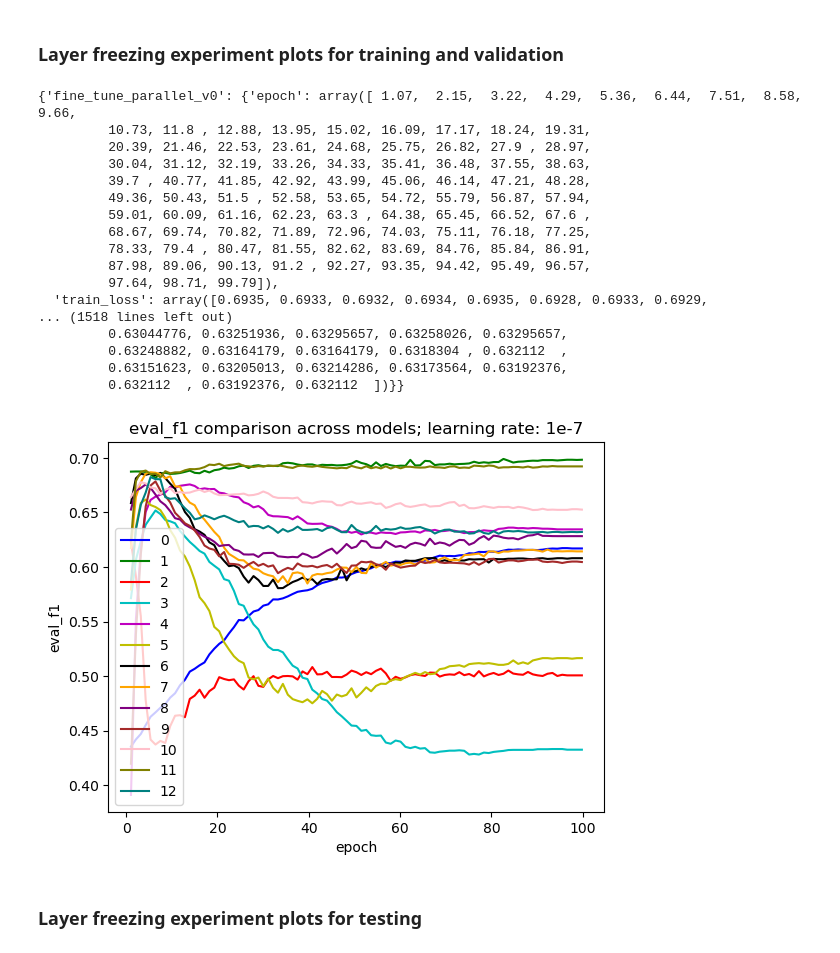
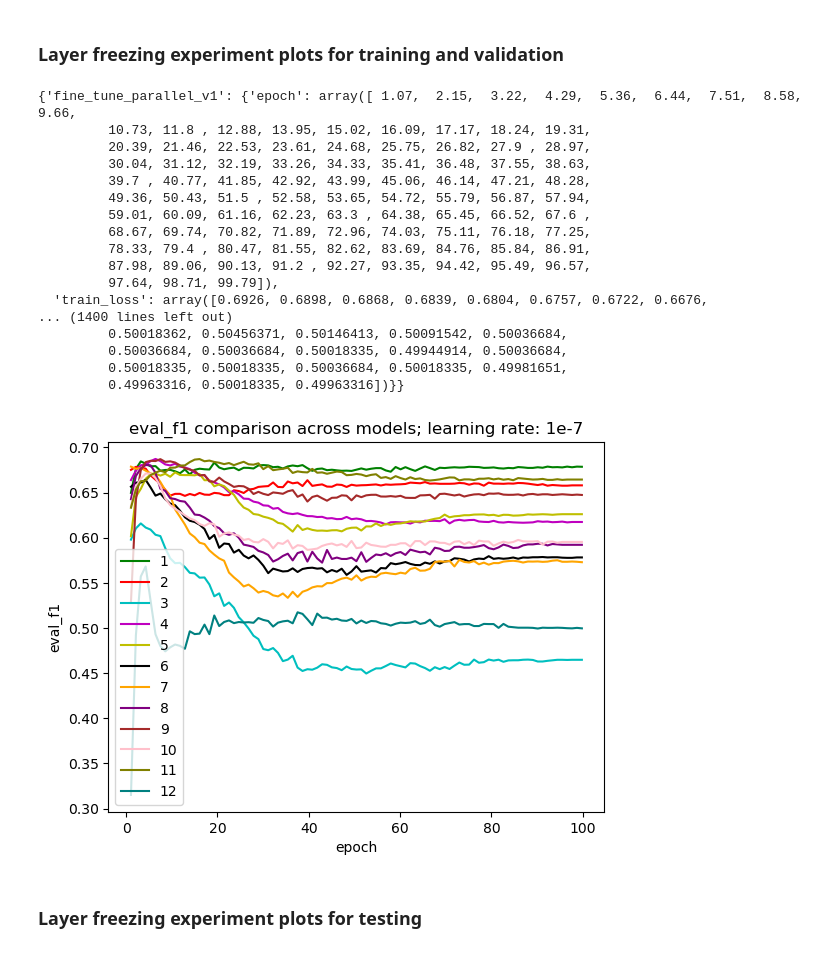
Before and after one commit to ninasachdev/QCB557_project, a Jupyter notebook: make_plots.ipynb, the cells around one changed output. Cells and saved outputs as stored; diff of their text form; code cells hidden in the pictures.

```diff
--- a/make_plots.ipynb
+++ b/make_plots.ipynb
@@ -92,14 +92,17 @@ import pandas as pd
 import matplotlib.pyplot as plt
 import numpy as np
 # %%
-layers = range(0, 13)
+#layers = range(0, 13)
+layers = range(1, 13)
 lr = '1e-7'
 
 all_train_data = {}
 # %%
 for layer in layers:
-
-    if lr in ['1e-6', '1e-7']:
+    if lr in ['1e-7']:
+        model_name = f'fine_tune_parallel_v{layer}'
+        log = pd.read_csv(f'/scratch/gpfs/{princeton_id}/QCB557_project/model_output/parallel_{lr}_042524/log_{model_name}.csv')
+    elif lr in ['1e-6']:
         model_name = f'fine_tune_parallel_v{layer}'
         log = pd.read_csv(f'/scratch/gpfs/{princeton_id}/QCB557_project/model_output/parallel_{lr}_041624/log_{model_name}.csv')
     elif lr in ['1e-5']:
@@ -120,7 +123,7 @@ for layer in layers:
 # %%
 all_train_data
 # %% [output]
-{'fine_tune_parallel_v0': {'epoch': array([ 1.07,  2.15,  3.22,  4.29,  5.36,  6.44,  7.51,  8.58,  9.66,
+{'fine_tune_parallel_v1': {'epoch': array([ 1.07,  2.15,  3.22,  4.29,  5.36,  6.44,  7.51,  8.58,  9.66,
          10.73, 11.8 , 12.88, 13.95, 15.02, 16.09, 17.17, 18.24, 19.31,
          20.39, 21.46, 22.53, 23.61, 24.68, 25.75, 26.82, 27.9 , 28.97,
          30.04, 31.12, 32.19, 33.26, 34.33, 35.41, 36.48, 37.55, 38.63,
@@ -131,14 +134,16 @@ all_train_data
          78.33, 79.4 , 80.47, 81.55, 82.62, 83.69, 84.76, 85.84, 86.91,
          87.98, 89.06, 90.13, 91.2 , 92.27, 93.35, 94.42, 95.49, 96.57,
          97.64, 98.71, 99.79]),
-  'train_loss': array([0.6935, 0.6933, 0.6932, 0.6934, 0.6935, 0.6928, 0.6933, 0.6929,
-... (1518 lines left out)
-         0.63044776, 0.63251936, 0.63295657, 0.63258026, 0.63295657,
-         0.63248882, 0.63164179, 0.63164179, 0.6318304 , 0.632112  ,
-         0.63151623, 0.63205013, 0.63214286, 0.63173564, 0.63192376,
-         0.632112  , 0.63192376, 0.632112  ])}}
+  'train_loss': array([0.6926, 0.6898, 0.6868, 0.6839, 0.6804, 0.6757, 0.6722, 0.6676,
+... (1400 lines left out)
+         0.50018362, 0.50456371, 0.50146413, 0.50091542, 0.50036684,
+         0.50036684, 0.50036684, 0.50018335, 0.49944914, 0.50036684,
+         0.50018335, 0.50018335, 0.50036684, 0.50018335, 0.49981651,
+         0.49963316, 0.50018335, 0.49963316])}}
 # %%
-if lr in ['1e-6', '1e-7']:
+if lr in ['1e-7']:
+    epoch = all_train_data['fine_tune_parallel_v1']['epoch']
+elif lr in ['1e-6']:
     epoch = all_train_data['fine_tune_parallel_v0']['epoch']
 elif lr in ['1e-5']:
     epoch = all_train_data['fine_tune_new_v0']['epoch']
@@ -183,28 +188,28 @@ data_v12 = all_train_data[model_name_12][data_type]
 # %%
 colors = ['b', 'g', 'r', 'c', 'm', 'y', 'k', 'orange', 'purple', 'brown', 'pink', 'olive', 'teal']
 
-plt.plot(epoch, data_v0, label='0', color=colors[0])
+#plt.plot(epoch, data_v0, label='0', color=colors[0])
 plt.plot(epoch, data_v1, label='1', color=colors[1])
 plt.plot(epoch, data_v2, label='2', color=colors[2])
 plt.plot(epoch, data_v3, label='3', color=colors[3])
 plt.plot(epoch, data_v4, label='4', color=colors[4])
 plt.plot(epoch, data_v5, label='5', color=colors[5])
 plt.plot(epoch, data_v6, label='6', color=colors[6])
 plt.plot(epoch, data_v7, label='7', color=colors[7])
 plt.plot(epoch, data_v8, label='8', color=colors[8])
 plt.plot(epoch, data_v9, label='9', color=colors[9])
 plt.plot(epoch, data_v10, label='10', color=colors[10])
 plt.plot(epoch, data_v11, label='11', color=colors[11])
 plt.plot(epoch, data_v12, label='12', color=colors[12])
 
 plt.xlabel('epoch')
 plt.ylabel(f'{data_type}')
 plt.title(f'{data_type} comparison across models; learning rate: {lr}')
 plt.legend(title='num of unfrozen pretrained layers')
 plt.legend()
 plt.show()
 # %% [output]
-[figure, old version]
+[figure, new version]
 # %% [markdown]
 ### Layer freezing experiment plots for testing
 # %%
```
Also changed, not shown: parts of 2 cells of this notebook, 26 other files.
